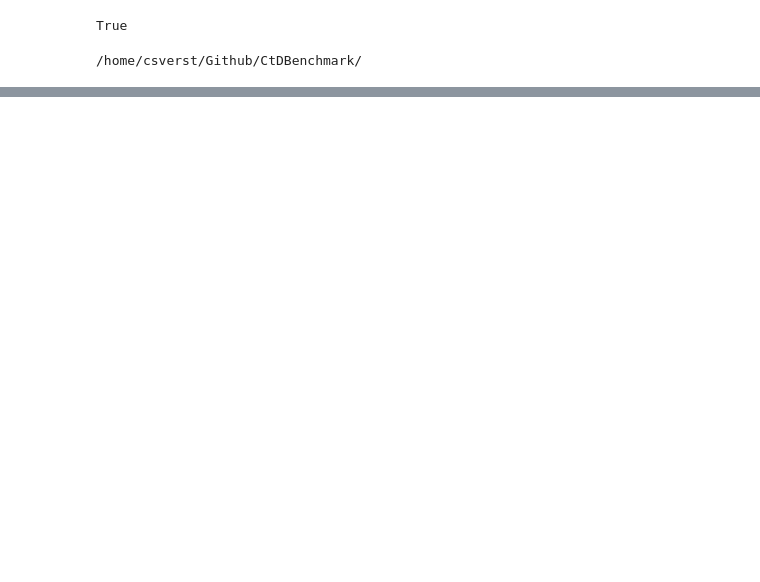
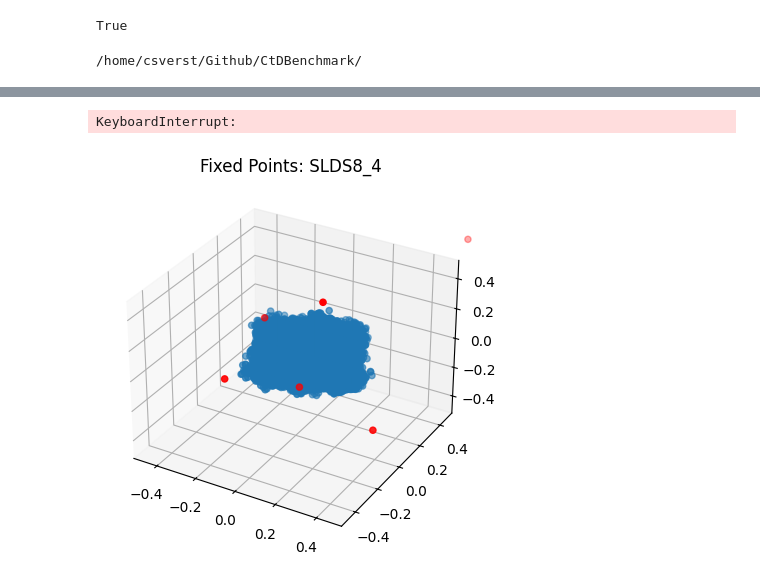
Before and after one commit to snel-repo/ComputationThruDynamicsBenchmark, a Jupyter notebook: examples/figures/MetricsFig/Figure1_NBFF_TTGRUSweep.ipynb, the cells around one changed output, grey strips where cells are left out. Saved outputs shown, nothing was run; the diff lists cells and outputs as text; code cells hidden in the pictures; blank space fills up the shorter version.

```diff
--- a/examples/figures/MetricsFig/Figure1_NBFF_TTGRUSweep.ipynb
+++ b/examples/figures/MetricsFig/Figure1_NBFF_TTGRUSweep.ipynb
@@ -66,3 +66,18 @@ path_NODE_Sweep = pathTT + "20240503_Fig1_NBFF_NODE_TT_GRU_Sweep/"
 subfolders_NODE = [f.path for f in os.scandir(path_NODE_Sweep) if f.is_dir()]
 # %% [output]
 /home/csverst/Github/CtDBenchmark/
+# %%
+
+from ctd.comparison.analysis.external.ext import Analysis_Ext
+slds_path = "/home/csverst/Github/CtDBenchmark/sldsV2/"
+
+slds3_1 = Analysis_Ext(run_name = "SLDS3_1", filepath = slds_path + "slds_3bff_v2_3_Run1.h5")
+slds3_2 = Analysis_Ext(run_name = "SLDS3_3", filepath = slds_path + "slds_3bff_v2_3_Run2.h5")
+slds3_3 = Analysis_Ext(run_name = "SLDS3_4", filepath = slds_path + "slds_3bff_v2_3_Run3.h5")
+slds3_4 = Analysis_Ext(run_name = "SLDS3_4", filepath = slds_path + "slds_3bff_v2_3_Run4.h5")
+slds3_5 = Analysis_Ext(run_name = "SLDS3_5", filepath = slds_path + "slds_3bff_v2_3_Run5.h5")
+slds8_1 = Analysis_Ext(run_name = "SLDS8_1", filepath = slds_path + "slds_3bff_v2_8_Run1.h5")
+slds8_2 = Analysis_Ext(run_name = "SLDS8_2", filepath = slds_path + "slds_3bff_v2_8_Run2.h5")
+slds8_3 = Analysis_Ext(run_name = "SLDS8_3", filepath = slds_path + "slds_3bff_v2_8_Run3.h5")
+slds8_4 = Analysis_Ext(run_name = "SLDS8_4", filepath = slds_path + "slds_3bff_v2_8_Run4.h5")
+slds8_5 = Analysis_Ext(run_name = "SLDS8_5", filepath = slds_path + "slds_3bff_v2_8_Run5.h5")
@@ -85,8 +111,40 @@ for subfolder in subfolders_NODE:
     analysis_NODE = Analysis_DT(run_name = "NODE", filepath = subfolder, model_type = "SAE")
     comparison.load_analysis(analysis_NODE, group = "NODE")
 
+train_true_rates = analysis_GRU.get_true_rates(phase = 'train')
+eval_true_rates = analysis_GRU.get_true_rates(phase = 'val')
+
+slds3_1.add_true_rates(train_true_rates, eval_true_rates)
+slds3_2.add_true_rates(train_true_rates, eval_true_rates)
+slds3_3.add_true_rates(train_true_rates, eval_true_rates)
+slds3_4.add_true_rates(train_true_rates, eval_true_rates)
+slds3_5.add_true_rates(train_true_rates, eval_true_rates)
+slds8_1.add_true_rates(train_true_rates, eval_true_rates)
+slds8_2.add_true_rates(train_true_rates, eval_true_rates)
+slds8_3.add_true_rates(train_true_rates, eval_true_rates)
+slds8_4.add_true_rates(train_true_rates, eval_true_rates)
+slds8_5.add_true_rates(train_true_rates, eval_true_rates)
+
+comparison.load_analysis(slds3_1, group = "SLDS3")
+comparison.load_analysis(slds3_2, group = "SLDS3")
+comparison.load_analysis(slds3_3, group = "SLDS3")
+comparison.load_analysis(slds3_4, group = "SLDS3")
+comparison.load_analysis(slds3_5, group = "SLDS3")
+comparison.load_analysis(slds8_1, group = "SLDS8")
+comparison.load_analysis(slds8_2, group = "SLDS8")
+comparison.load_analysis(slds8_3, group = "SLDS8")
+comparison.load_analysis(slds8_4, group = "SLDS8")
+comparison.load_analysis(slds8_5, group = "SLDS8")
 
 comparison.regroup()
+# %% [output]
+KeyboardInterrupt:
+# %%
+slds_list = [slds8_4]
+for slds in slds_list:
+    slds.plot_fps()
+# %% [output]
+[figure, added]
 # %%
 plot_dict = {
     "save_pdf": True,
```
Also changed, not shown: parts of 7 cells of this notebook, 11 other files.
